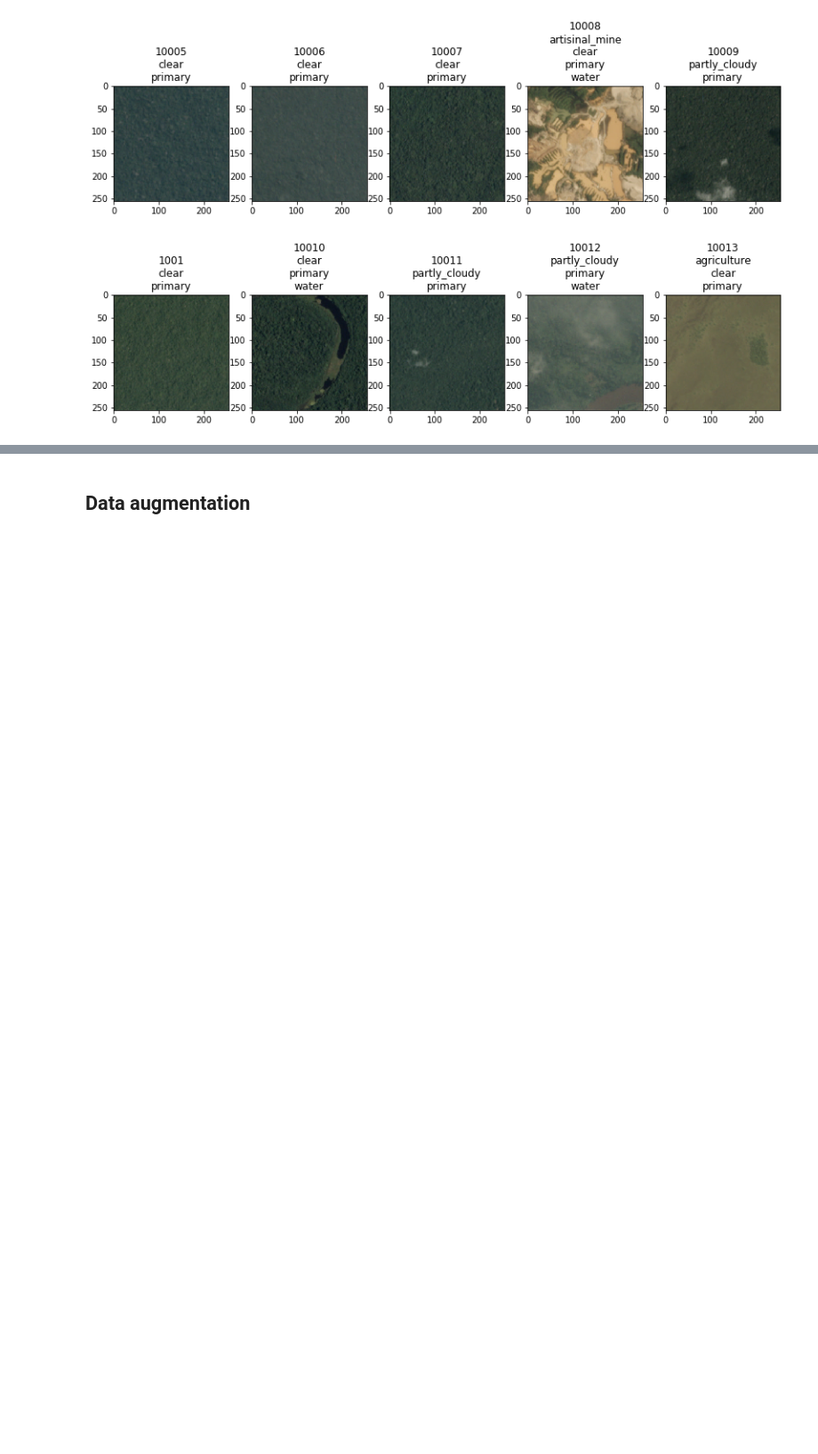
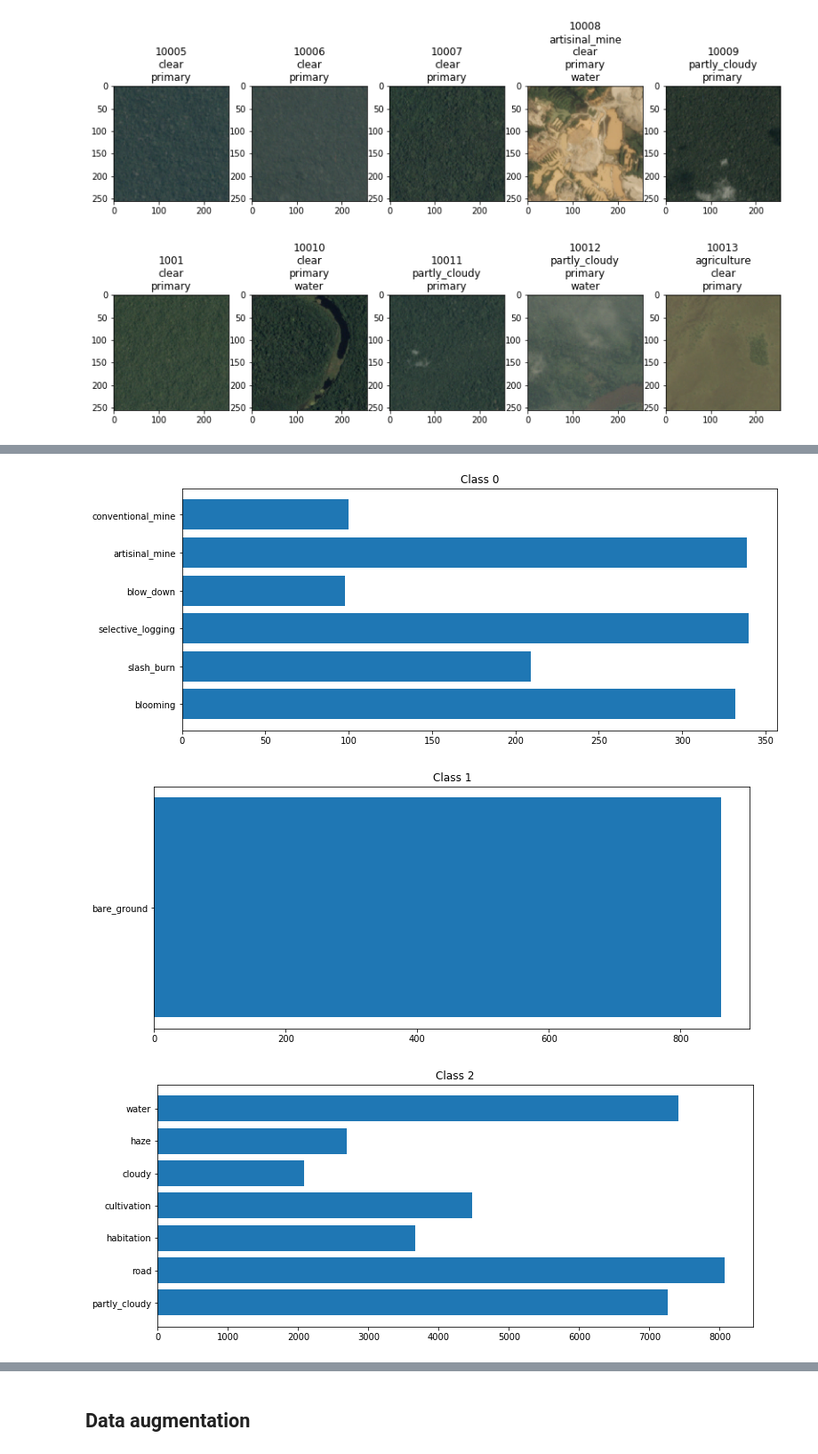
Before and after one commit to vfdev-5/planet_amazon_rainforest, a Jupyter notebook: notebooks/data_augmentations.ipynb, the cells around one changed output, grey strips where cells are left out. Shown at 89% size. Saved outputs shown, nothing was run; the diff lists cells and outputs as text; code cells hidden in the pictures; blank space fills up the shorter version.

```diff
--- a/notebooks/data_augmentations.ipynb
+++ b/notebooks/data_augmentations.ipynb
@@ -47,0 +115,11 @@ for image_id in train_jpg_ids[:20]:
+# %%
+for class_index in data_classes:
+    tags = data_classes[class_index]
+    tags_stats = compute_stats(tags)
+    plt.figure(figsize=(12, 5))
+    plt.title("Class %i" % class_index)
+    plt.barh(bottom=range(len(tags_stats.keys())), width=tags_stats.values(), tick_label=list(tags_stats.keys()))
+# %% [output]
+[figure, added]
+[figure, added]
+[figure, added]
```
Also changed, not shown: parts of 38 cells of this notebook, 13 other files.
